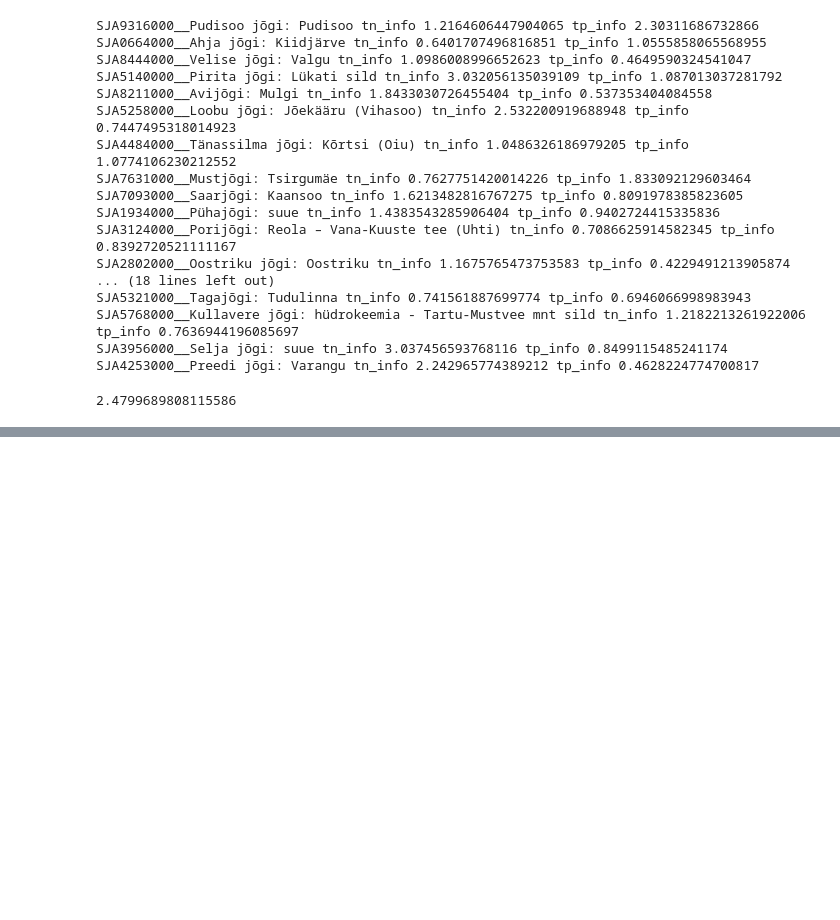
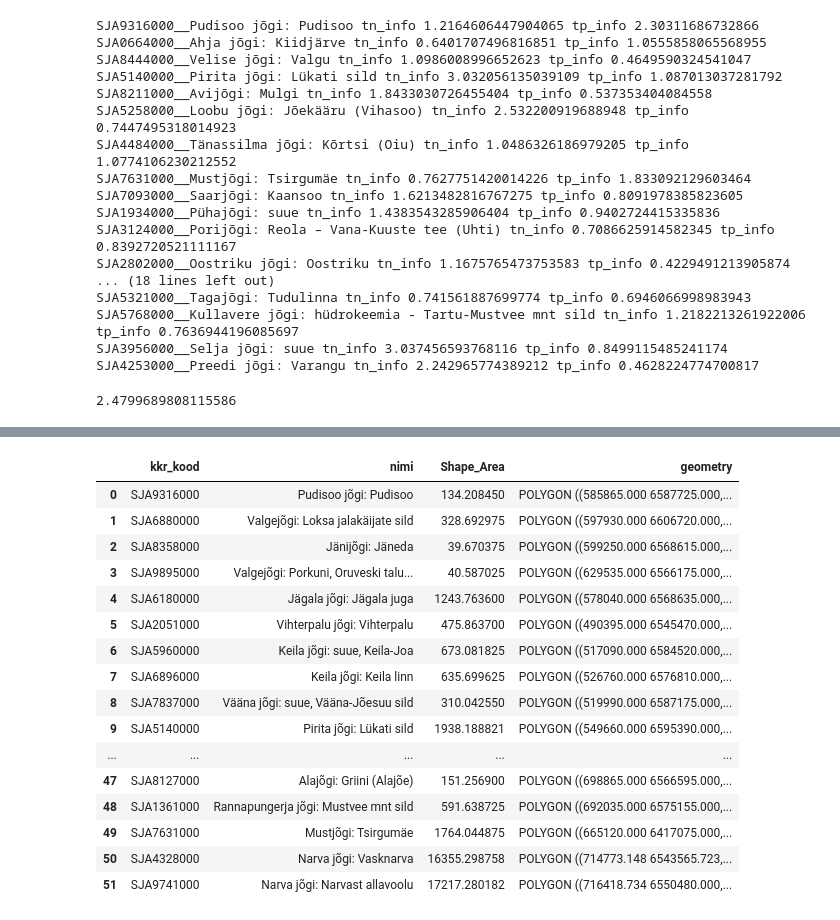
Before and after one commit to LandscapeGeoinformatics/estmodel_test, a Jupyter notebook: estmodel_eval.ipynb, the cells around one changed output, grey strips where cells are left out. Drawn from its saved outputs; the diff is of its cells as text; code cells hidden in the pictures; blank space fills up the shorter version.

```diff
--- a/estmodel_eval.ipynb
+++ b/estmodel_eval.ipynb
@@ -821,0 +848,20 @@ tn_info
+# %%
+hydchem_catchs
+# %% [output]
+|  | kkr_kood | nimi | Shape_Area | geometry |
+| 0 | SJA9316000 | Pudisoo jõgi: Pudisoo | 134.208450 | POLYGON ((585865.000 6587725.000,... |
+| 1 | SJA6880000 | Valgejõgi: Loksa jalakäijate sild | 328.692975 | POLYGON ((597930.000 6606720.000,... |
+| 2 | SJA8358000 | Jänijõgi: Jäneda | 39.670375 | POLYGON ((599250.000 6568615.000,... |
+| 3 | SJA9895000 | Valgejõgi: Porkuni, Oruveski talu... | 40.587025 | POLYGON ((629535.000 6566175.000,... |
+| 4 | SJA6180000 | Jägala jõgi: Jägala juga | 1243.763600 | POLYGON ((578040.000 6568635.000,... |
+| 5 | SJA2051000 | Vihterpalu jõgi: Vihterpalu | 475.863700 | POLYGON ((490395.000 6545470.000,... |
+| 6 | SJA5960000 | Keila jõgi: suue, Keila-Joa | 673.081825 | POLYGON ((517090.000 6584520.000,... |
+| 7 | SJA6896000 | Keila jõgi: Keila linn | 635.699625 | POLYGON ((526760.000 6576810.000,... |
+| 8 | SJA7837000 | Vääna jõgi: suue, Vääna-Jõesuu sild | 310.042550 | POLYGON ((519990.000 6587175.000,... |
+| 9 | SJA5140000 | Pirita jõgi: Lükati sild | 1938.188821 | POLYGON ((549660.000 6595390.000,... |
+| ... | ... | ... | ... | ... |
+| 47 | SJA8127000 | Alajõgi: Griini (Alajõe) | 151.256900 | POLYGON ((698865.000 6566595.000,... |
+| 48 | SJA1361000 | Rannapungerja jõgi: Mustvee mnt sild | 591.638725 | POLYGON ((692035.000 6575155.000,... |
+| 49 | SJA7631000 | Mustjõgi: Tsirgumäe | 1764.044875 | POLYGON ((665120.000 6417075.000,... |
+| 50 | SJA4328000 | Narva jõgi: Vasknarva | 16355.298758 | POLYGON ((714773.148 6543565.723,... |
+| 51 | SJA9741000 | Narva jõgi: Narvast allavoolu | 17217.280182 | POLYGON ((716418.734 6550480.000,... |
```
Also changed, not shown: parts of 8 cells of this notebook.
